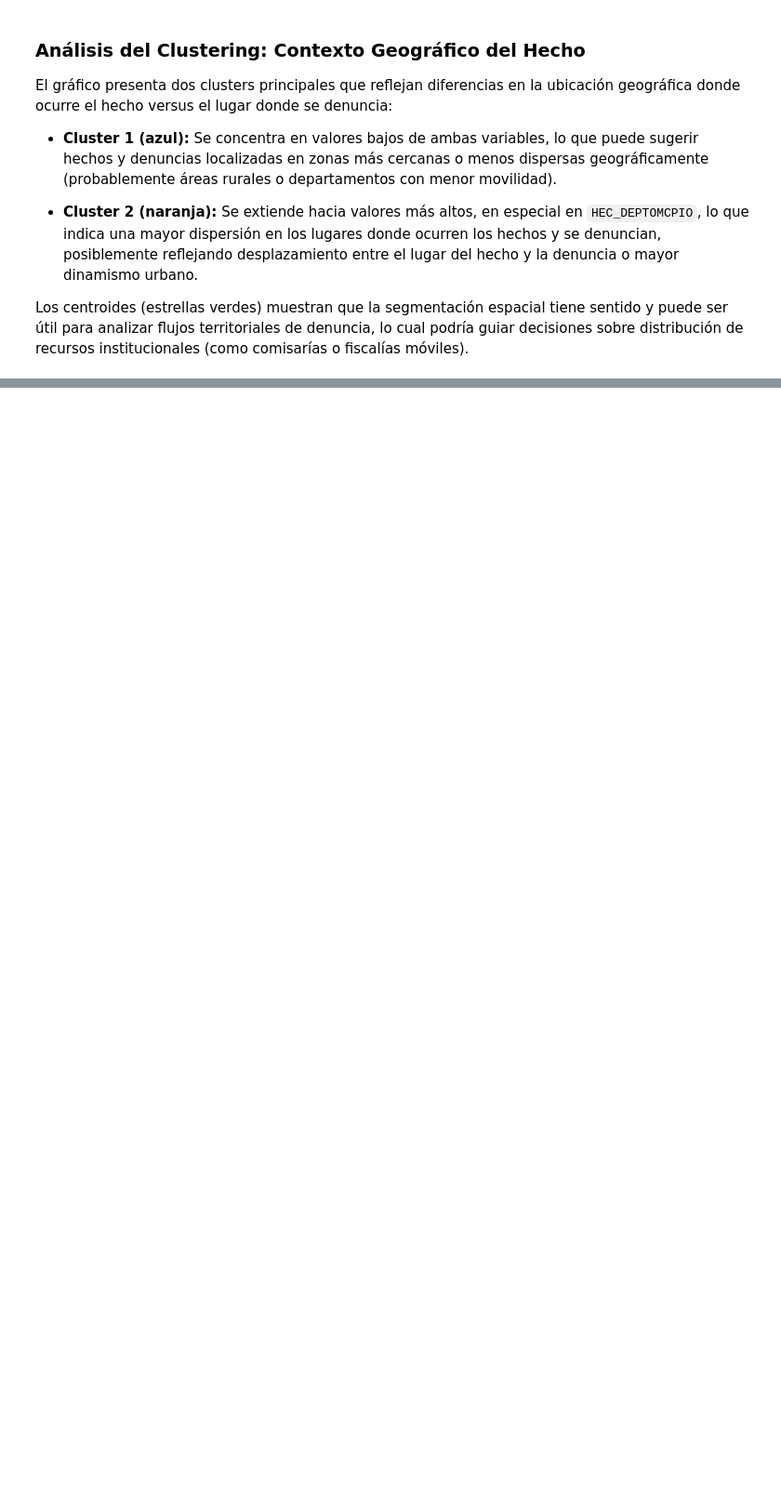
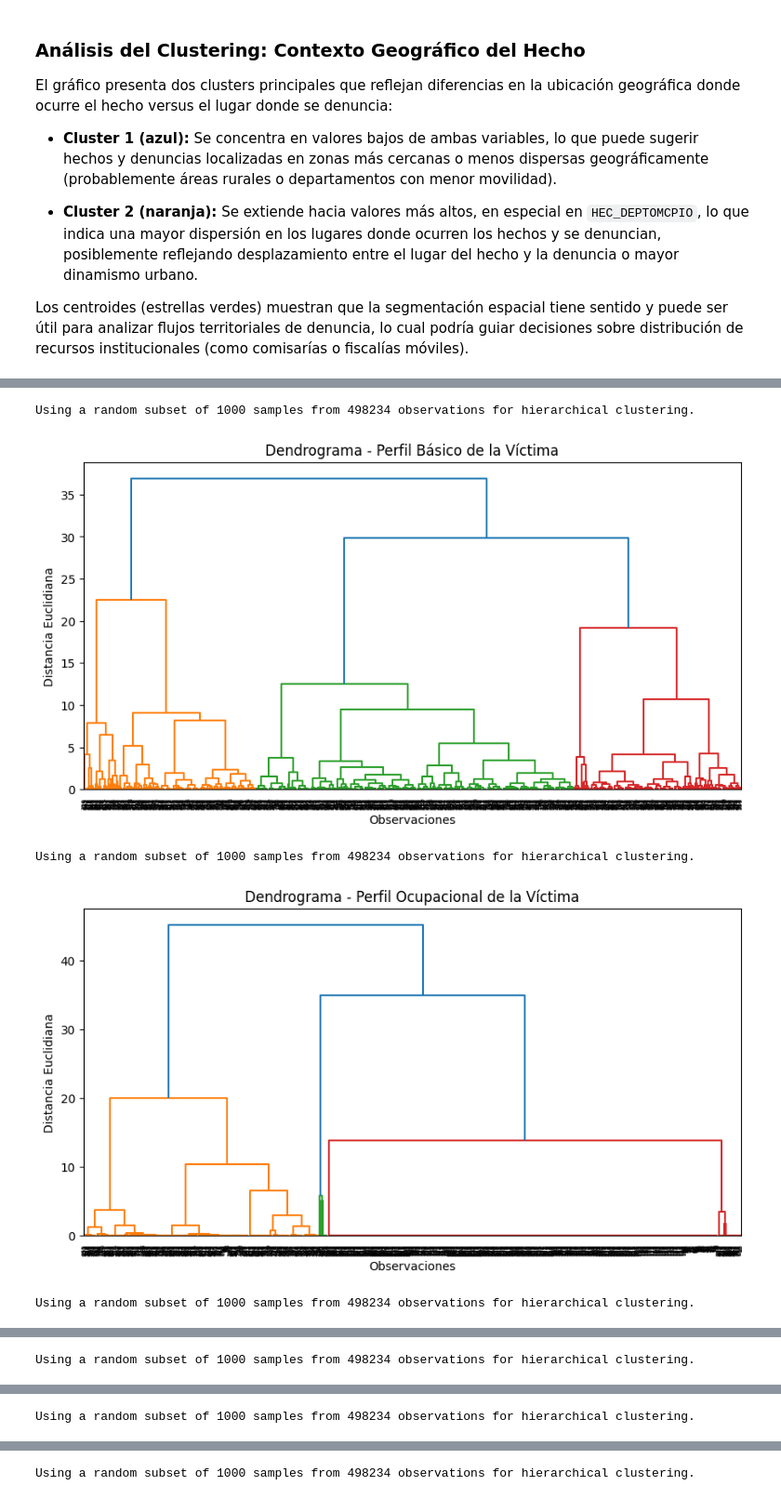
Before and after one commit to Gxrco/DM-PR3, a Jupyter notebook: PCAyClustering/clusteringDVIF.ipynb, the cells around one changed output, grey strips where cells are left out. Shown at 93% size. Drawn from its saved outputs; the diff is of its cells as text; code cells hidden in the pictures; blank space fills up the shorter version.

Commit message:
add Dendrograma

```diff
--- a/PCAyClustering/clusteringDVIF.ipynb
+++ b/PCAyClustering/clusteringDVIF.ipynb
@@ -635,0 +638,43 @@ Los centroides (estrellas verdes) muestran que la segmentación espacial tiene s
+# %%
+sys.setrecursionlimit(15000)
+
+def hierarchical_clustering(X, group_label, sample_size=1000):
+    # Sample the data if too many observations to reduce memory usage.
+    if len(X) > sample_size:
+        print(f"Using a random subset of {sample_size} samples from {len(X)} observations for hierarchical clustering.")
+        np.random.seed(42)
+        indices = np.random.choice(len(X), size=sample_size, replace=False)
+        X_used = X[indices]
+    else:
+        X_used = X
+
+    plt.figure(figsize=(10, 5))
+    sch.dendrogram(sch.linkage(X_used, method='ward'))
+    plt.title(f"Dendrograma - {group_label}")
+    plt.xlabel("Observaciones")
+    plt.ylabel("Distancia Euclidiana")
+    plt.show()
+
+# 1️⃣ Preparar matrices (PCA donde corresponde)
+pca = PCA(n_components=2, random_state=42)
+
+X_perfil_victima = df_perfil_victima_scaled
+X_ocupacion_victima = df_ocupacion_victima_scaled
+X_perfil_agresor = df_perfil_agresor_scaled
+X_ocupacion_agresor = df_ocupacion_agresor_scaled
+X_pca_rel_agresion = pca.fit_transform(df_relacion_agresion_scaled)
+X_contexto_geografico = df_contexto_geografico_scaled
+
+# 2️⃣ Ejecutar dendrogramas
+hierarchical_clustering(X_perfil_victima, "Perfil Básico de la Víctima")
+hierarchical_clustering(X_ocupacion_victima, "Perfil Ocupacional de la Víctima")
+hierarchical_clustering(X_perfil_agresor, "Perfil Básico del Agresor")
+hierarchical_clustering(X_ocupacion_agresor, "Perfil Ocupacional del Agresor")
+hierarchical_clustering(X_pca_rel_agresion, "Relación y Tipo de Agresión")
+hierarchical_clustering(X_contexto_geografico, "Contexto Geográfico del Hecho")
+# %% [output]
+Using a random subset of 1000 samples from 498234 observations for hierarchical clustering.
+[figure, added]
+Using a random subset of 1000 samples from 498234 observations for hierarchical clustering.
+[figure, added]
+Using a random subset of 1000 samples from 498234 observations for hierarchical clustering.
@@ -635,0 +682 @@ Los centroides (estrellas verdes) muestran que la segmentación espacial tiene s
+Using a random subset of 1000 samples from 498234 observations for hierarchical clustering.
@@ -635,0 +684 @@ Los centroides (estrellas verdes) muestran que la segmentación espacial tiene s
+Using a random subset of 1000 samples from 498234 observations for hierarchical clustering.
@@ -635,0 +686 @@ Los centroides (estrellas verdes) muestran que la segmentación espacial tiene s
+Using a random subset of 1000 samples from 498234 observations for hierarchical clustering.
```
Also changed, not shown: parts of 2 cells of this notebook.
